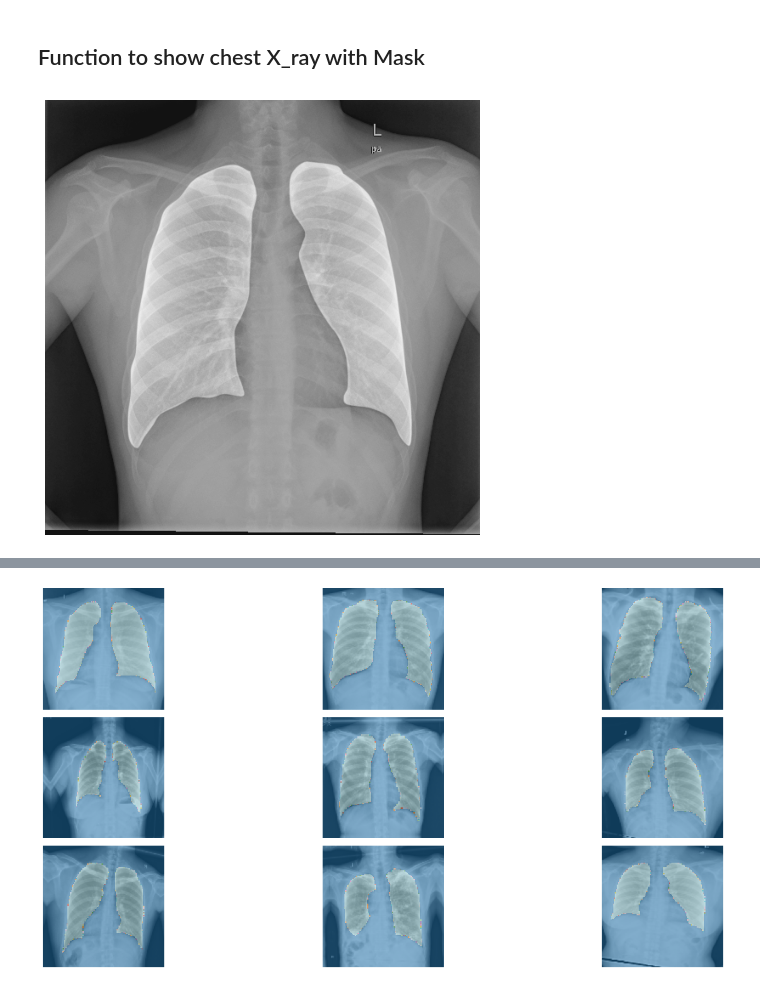
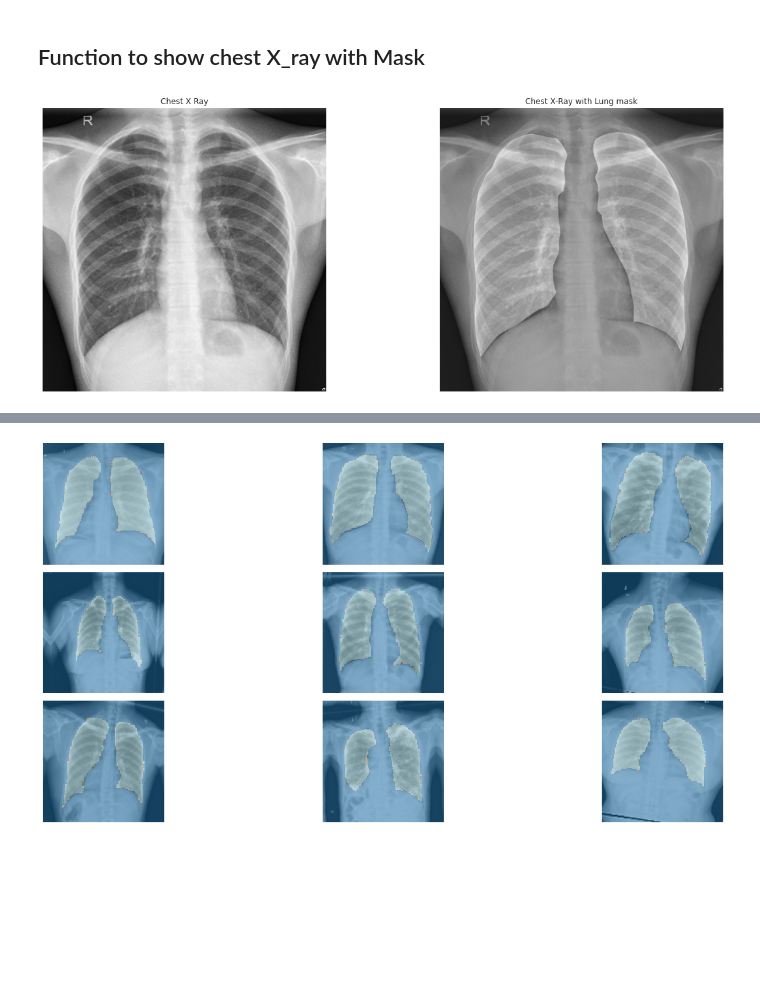
Before and after one commit to shadab4150/X_Ray_Covid_19_pnemonia_detection_lung_segmentation, a Jupyter notebook: chest_xray_segmentation_lungs.ipynb, the cells around one changed output, grey strips where cells are left out. Cells and saved outputs as stored; diff of their text form; code cells hidden in the pictures; blank space fills up the shorter version.

```diff
--- a/chest_xray_segmentation_lungs.ipynb
+++ b/chest_xray_segmentation_lungs.ipynb
@@ -44,18 +48,19 @@ sns.set_style('darkgrid')
 # %% [markdown]
 ## Function to show chest X_ray with Mask
 # %%
-def show_chest(f,s):  # f = file_name, s = size
+def show_chest(f):  # f = file_name
   img_a = immg.imread(f)
   img_a_mask = immg.imread(get_y_fn(f))
-  plt.figure(1,figsize=(s,s))
-  plt.imshow(img_a,alpha=0.9)
-  plt.imshow(img_a_mask,alpha=0.3)
-  plt.axis('off')
+  plt.figure(1,figsize=(20,8))
+  plt.subplot(121)
+  plt.imshow(img_a);plt.title('Chest X Ray');plt.axis('off')
+  plt.subplot(122)
+  plt.imshow(img_a,alpha=0.9);plt.imshow(img_a_mask,alpha=0.3);plt.title('Chest X-Ray with Lung mask');plt.axis('off')
   plt.show()
 # %%
-show_chest(fnames[50],8)
+show_chest(fnames[50])
 # %% [output]
-[figure, old version]
+[figure, new version]
 # %%
 gc.collect()
 # %% [output]
```
Also changed, not shown: parts of 13 cells of this notebook.
